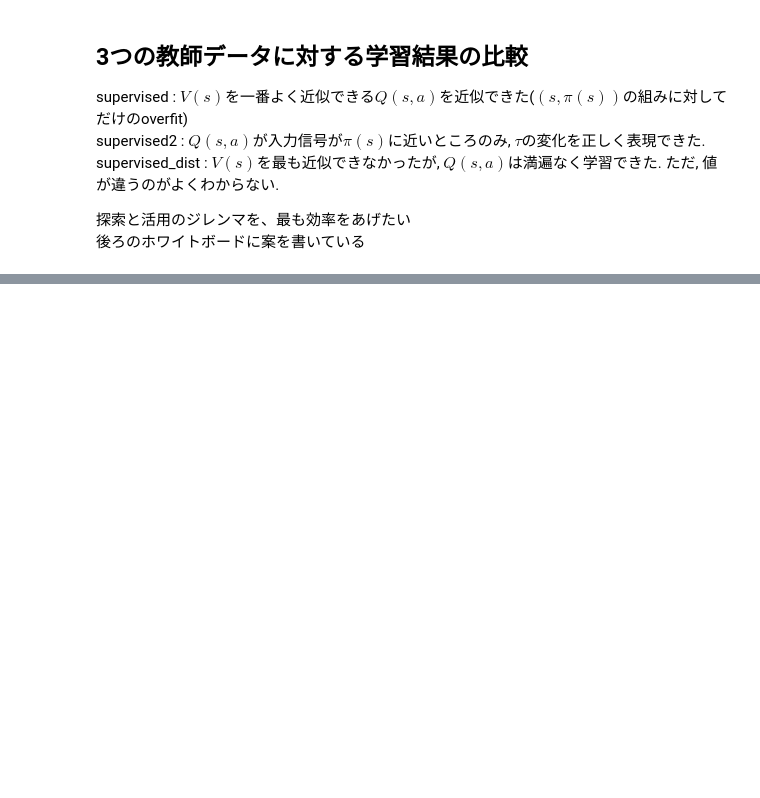
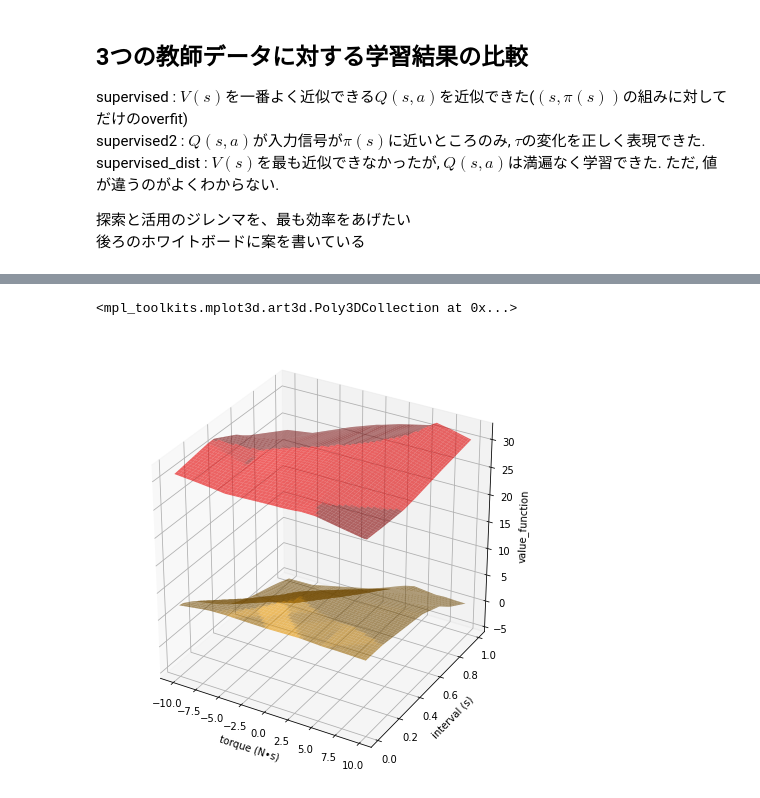
Before and after one commit to ibuki1024/eventDDPG, a Jupyter notebook: notebook/self_trigger/critic_approximation.ipynb, the cells around one changed output, grey strips where cells are left out. Drawn from its saved outputs; the diff is of its cells as text; code cells hidden in the pictures; blank space fills up the shorter version.

```diff
--- a/notebook/self_trigger/critic_approximation.ipynb
+++ b/notebook/self_trigger/critic_approximation.ipynb
@@ -428,0 +476,22 @@ supervised_dist : $V(s)$を最も近似できなかったが, $Q(s,a)$は満遍
+# %%
+action = np.arange(-10., 10., 0.2)            # x軸を作成
+tau = np.arange(0.01, 1., 0.0099)            # y軸を作成
+A, T = np.meshgrid(action, tau)             # x軸とy軸からグリッドデータを作成
+
+const_state_Q = []
+const_state_Q_recurrence = []
+
+const_state = np.array([1., 0.1])
+
+a.critic.load_weights('./saved_agent/learned_self_clipped2_critic.h5')
+for ac, t in zip(A.flatten(), T.flatten()):
+    action = np.array([ac, t])
+    const_state_Q.append(value_for_one_state(action, a, const_state))
+
+a.critic.load_weights('./saved_agent/learned_self_clipped2_critic_supervised.h5')
+for ac, t in zip(A.flatten(), T.flatten()):
+    action = np.array([ac, t])
+    const_state_Q_recurrence.append(learned_Q(const_state, action, a, env))
+    #const_state_Q_recurrence.append(value_for_one_state(action, a, const_state))
+
+const_state_Q, const_state_Q_recurrence = np.array(const_state_Q).reshape(100, 100), np.array(const_state_Q_recurrence).reshape(100, 100)
@@ -428,0 +516,13 @@ supervised_dist : $V(s)$を最も近似できなかったが, $Q(s,a)$は満遍
+# %%
+fig = plt.figure(figsize=(6,6))
+ax = Axes3D(fig)
+ax.set_xlabel('torque (N•s)')
+ax.set_ylabel('interval (s)')
+ax.set_zlabel('value_function')
+
+ax.plot_surface(A, T, const_state_Q_recurrence, alpha=0.6, label='recurrence_formula', color='red')
+ax.plot_surface(A, T, const_state_Q, alpha=0.6, label='RL_learned_critic', color='orange')
+#plt.legend()
+# %% [output]
+<mpl_toolkits.mplot3d.art3d.Poly3DCollection at 0x...>
+[figure, added]
```
Also changed, not shown: parts of 17 cells of this notebook, 12 other files.
